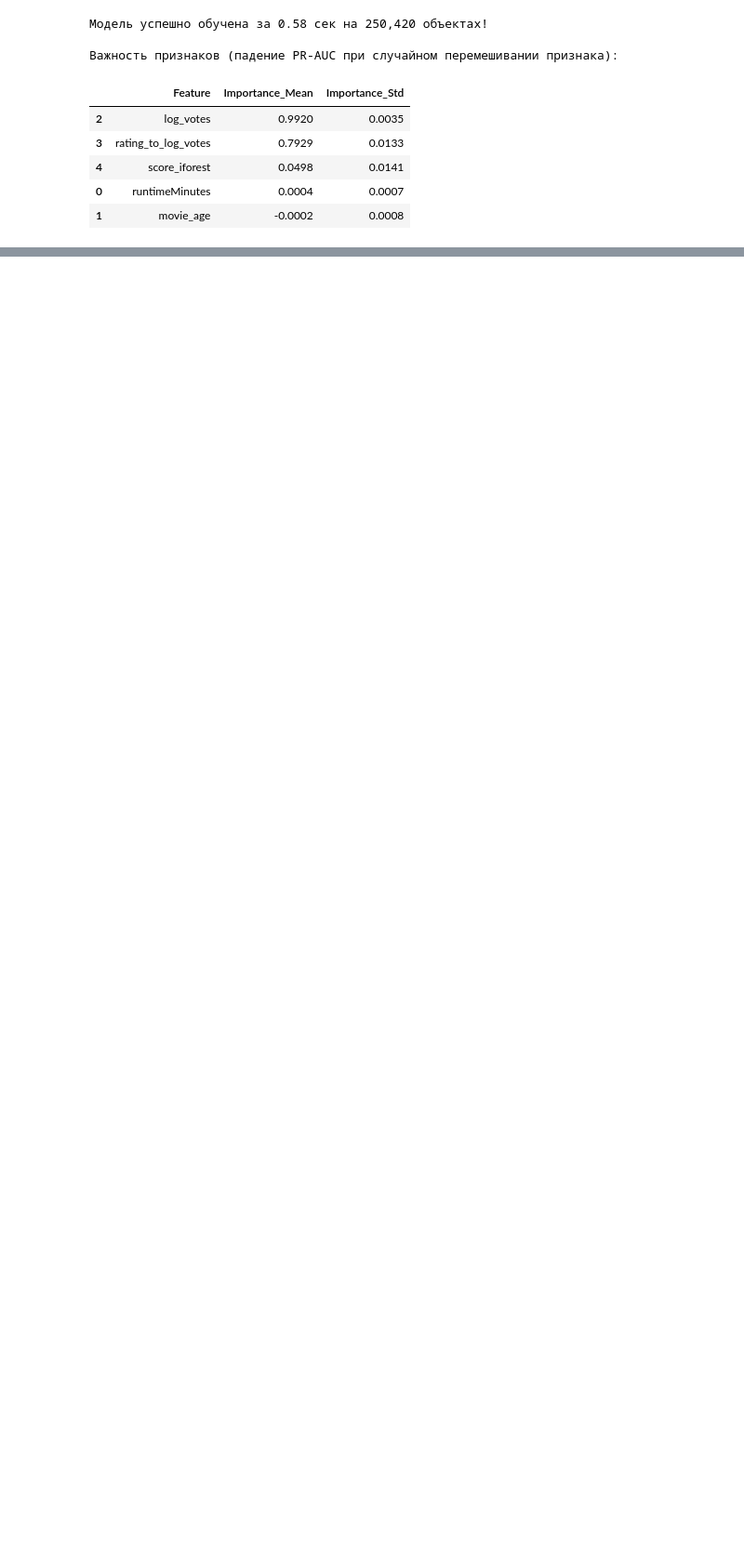
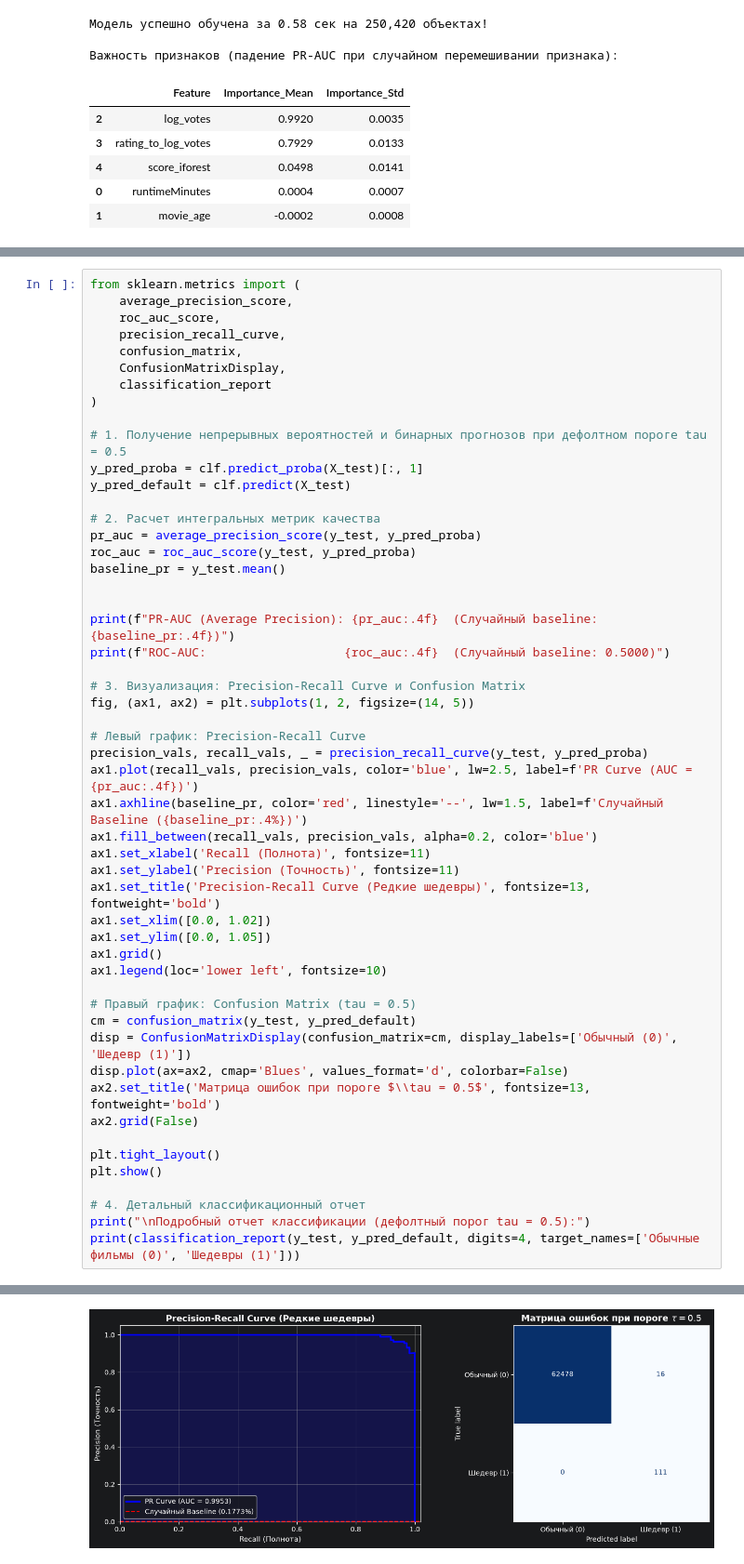
Before and after one commit to Az1q2/imdb-ml-analysis, a Jupyter notebook: 03_classification.ipynb, the cells around one changed output, grey strips where cells are left out. Shown at 93% size. Cells and saved outputs as stored; diff of their text form; blank space fills up the shorter version.

Commit message:
feat(classify): evaluate model with PR-AUC, ROC-AUC, and confusion matrix

```diff
--- a/03_classification.ipynb
+++ b/03_classification.ipynb
@@ -109,0 +118,53 @@ display(importance_df.round(4))
+# %%
+from sklearn.metrics import (
+    average_precision_score,
+    roc_auc_score,
+    precision_recall_curve,
+    confusion_matrix,
+    ConfusionMatrixDisplay,
+    classification_report
+)
+
+# 1. Получение непрерывных вероятностей и бинарных прогнозов при дефолтном пороге tau = 0.5
+y_pred_proba = clf.predict_proba(X_test)[:, 1]
+y_pred_default = clf.predict(X_test)
+
+# 2. Расчет интегральных метрик качества
+pr_auc = average_precision_score(y_test, y_pred_proba)
+roc_auc = roc_auc_score(y_test, y_pred_proba)
+baseline_pr = y_test.mean()
+
+
+print(f"PR-AUC (Average Precision): {pr_auc:.4f}  (Случайный baseline: {baseline_pr:.4f})")
+print(f"ROC-AUC:                   {roc_auc:.4f}  (Случайный baseline: 0.5000)")
+
+# 3. Визуализация: Precision-Recall Curve и Confusion Matrix
+fig, (ax1, ax2) = plt.subplots(1, 2, figsize=(14, 5))
+
+# Левый график: Precision-Recall Curve
+precision_vals, recall_vals, _ = precision_recall_curve(y_test, y_pred_proba)
+ax1.plot(recall_vals, precision_vals, color='blue', lw=2.5, label=f'PR Curve (AUC = {pr_auc:.4f})')
+ax1.axhline(baseline_pr, color='red', linestyle='--', lw=1.5, label=f'Случайный Baseline ({baseline_pr:.4%})')
+ax1.fill_between(recall_vals, precision_vals, alpha=0.2, color='blue')
+ax1.set_xlabel('Recall (Полнота)', fontsize=11)
+ax1.set_ylabel('Precision (Точность)', fontsize=11)
+ax1.set_title('Precision-Recall Curve (Редкие шедевры)', fontsize=13, fontweight='bold')
+ax1.set_xlim([0.0, 1.02])
+ax1.set_ylim([0.0, 1.05])
+ax1.grid()
+ax1.legend(loc='lower left', fontsize=10)
+
+# Правый график: Confusion Matrix (tau = 0.5)
+cm = confusion_matrix(y_test, y_pred_default)
+disp = ConfusionMatrixDisplay(confusion_matrix=cm, display_labels=['Обычный (0)', 'Шедевр (1)'])
+disp.plot(ax=ax2, cmap='Blues', values_format='d', colorbar=False)
+ax2.set_title('Матрица ошибок при пороге $\\tau = 0.5$', fontsize=13, fontweight='bold')
+ax2.grid(False)
+
+plt.tight_layout()
+plt.show()
+
+# 4. Детальный классификационный отчет
+print("\nПодробный отчет классификации (дефолтный порог tau = 0.5):")
+print(classification_report(y_test, y_pred_default, digits=4, target_names=['Обычные фильмы (0)', 'Шедевры (1)']))
+# %% [output]
@@ -109,0 +173 @@ display(importance_df.round(4))
+[figure, added]
```
Also changed, not shown: parts of 3 cells of this notebook.
